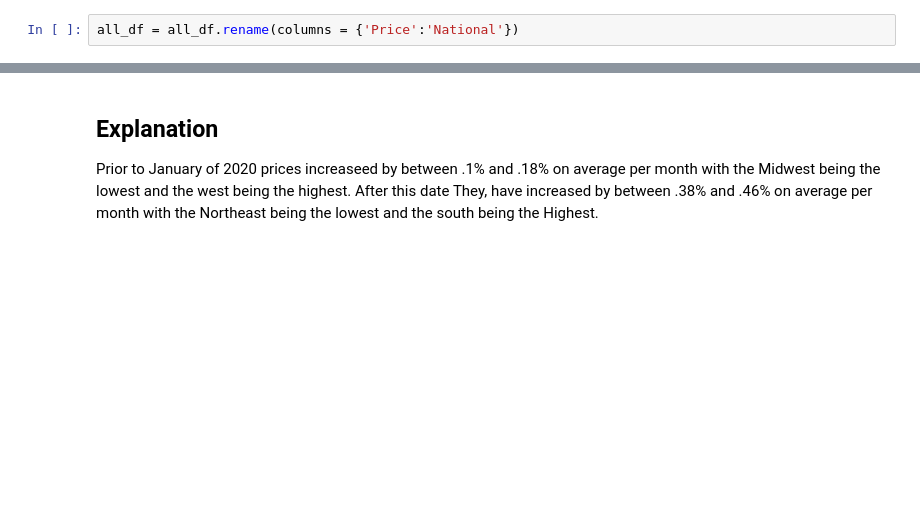
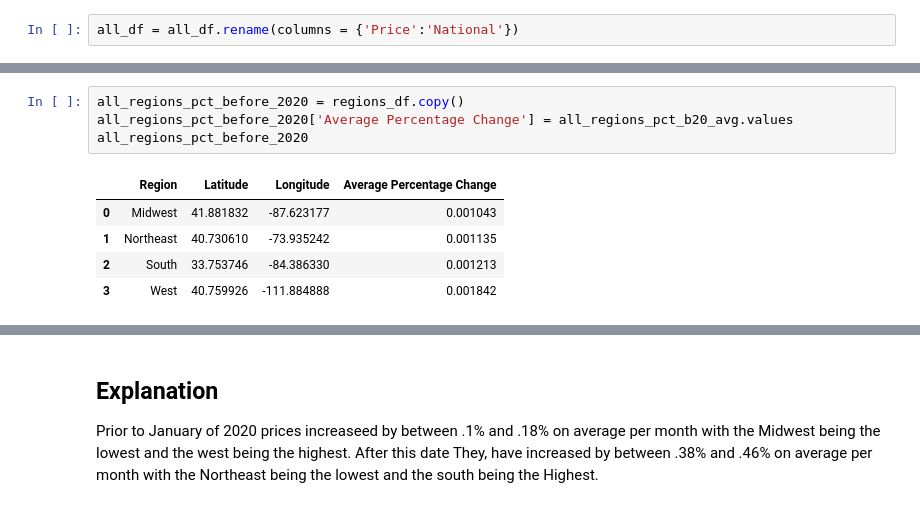
Before and after one commit to SZun/Real-Impact-of-Inflation, a Jupyter notebook: Final-Data-Analysis.ipynb, the cells around one changed output, grey strips where cells are left out. Cells and saved outputs as stored; diff of their text form; blank space fills up the shorter version.

```diff
--- a/Final-Data-Analysis.ipynb
+++ b/Final-Data-Analysis.ipynb
@@ -434,3 +501,13 @@ display(all_regions_pct_a20_avg)
+# %%
+all_regions_pct_before_2020 = regions_df.copy()
+all_regions_pct_before_2020['Average Percentage Change'] = all_regions_pct_b20_avg.values
+all_regions_pct_before_2020
+# %% [output]
+|  | Region | Latitude | Longitude | Average Percentage Change |
+| 0 | Midwest | 41.881832 | -87.623177 | 0.001043 |
+| 1 | Northeast | 40.730610 | -73.935242 | 0.001135 |
+| 2 | South | 33.753746 | -84.386330 | 0.001213 |
+| 3 | West | 40.759926 | -111.884888 | 0.001842 |
 # %%
 all_regions_pct_before_2020.hvplot.points(
     'Longitude',
```
Also changed, not shown: parts of 14 cells of this notebook, 1 other file.
